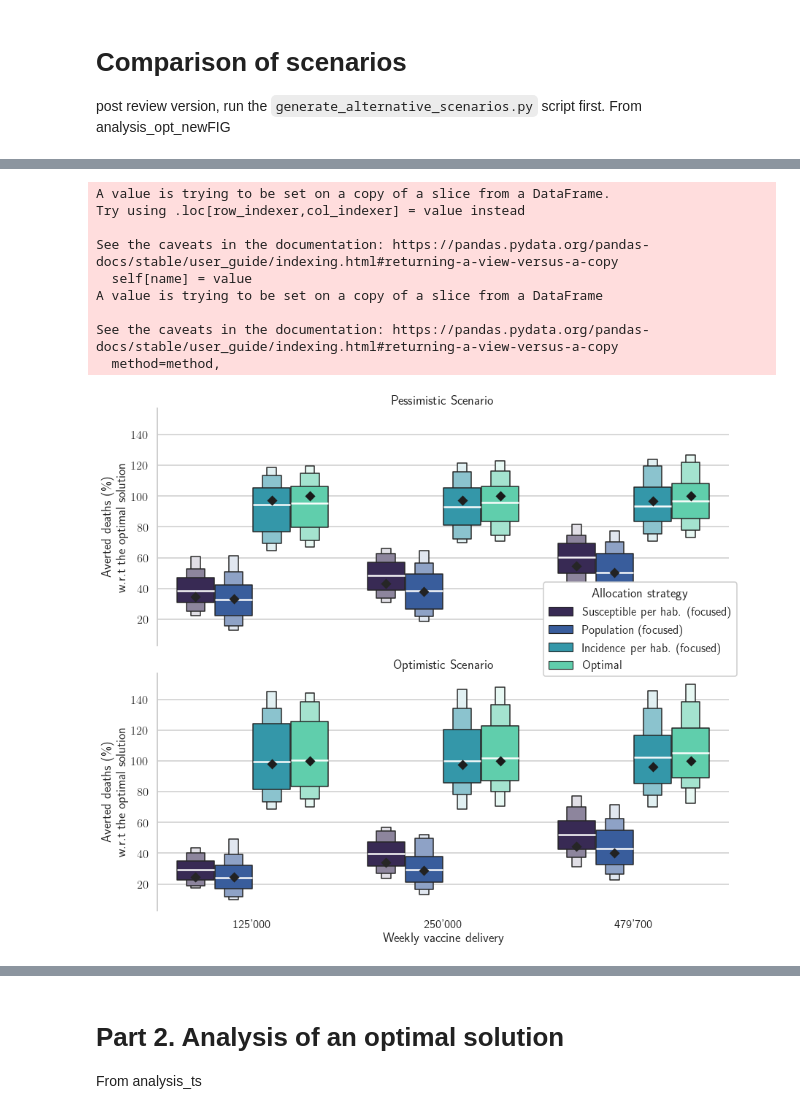
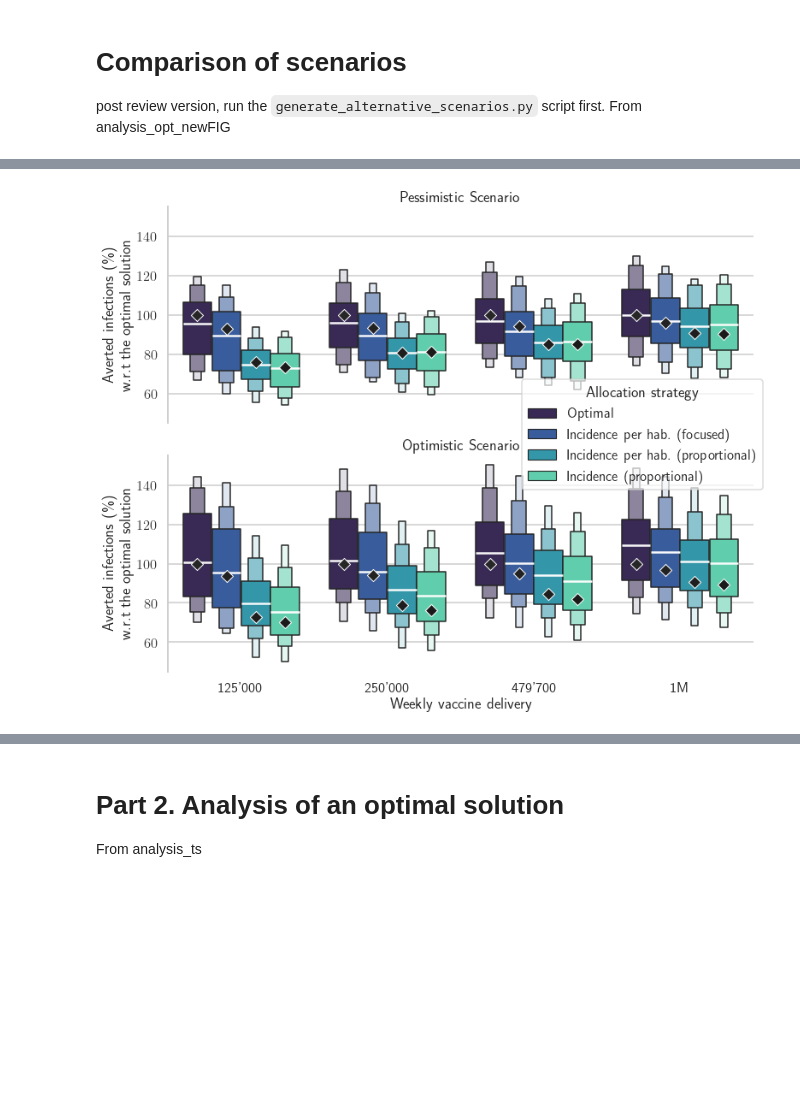
Before and after one commit to jcblemai/COVID-19_italy-vaccination-oc, a Jupyter notebook: post-review-analysis.ipynb, the cells around one changed output, grey strips where cells are left out. Saved outputs shown, nothing was run; the diff lists cells and outputs as text; code cells hidden in the pictures; blank space fills up the shorter version.

```diff
--- a/post-review-analysis.ipynb
+++ b/post-review-analysis.ipynb
@@ -19,7 +19,7 @@ import pickle
 import os
 import tqdm
 
-output_directory = 'model_output/2021-11-18-fix/'
+output_directory = 'model_output/2021-11-23/'
 output_prefix = f'altstratint'
 
 # New builder
@@ -27,7 +27,7 @@ when = 'future-mobintime'
 nnodes = 107
 ndays = 90
 setup_shared = ItalySetupProvinces(nnodes, ndays, when)
-scenarios = {pick_scenario(setup_shared, i)['name']: pick_scenario(setup_shared, i) for i in np.arange(2,7+1)}
+scenarios = {pick_scenario(setup_shared, i)['name']: pick_scenario(setup_shared, i) for i in np.arange(2,13+1)}
 summary = pd.DataFrame()
 for scn_name, scn in scenarios.items():
     summary = pd.concat([summary, pd.read_csv(f'{output_directory}/{output_prefix}-{scn_name}-ALL.csv')])
@@ -107,12 +107,12 @@ toplot = "averted-wrt2opt102"
 var_x = "newdoseperweek"
 
 dpw = summary['newdoseperweek'].unique()
-dpw = [125000,250000,479700, 1000000,1500000]#, 2000000]
+dpw = [125000,250000,479700, 1000000,1500000, 2000000]
 #dpw = [ 479700, 1000000, 1500000, 2000000]
 
 #smry = summary[(summary['scenario-tot']=='t479700') & (summary['method'].isin(methods))]
 
-smry = summary[(summary['scenario-rate']=='r15') & (summary['method_short'].isin(methods)) & (summary['newdoseperweek'].isin(dpw))]#.sort_values('method_short')
+smry = summary[(summary['scenario-rate']=='r15') & (summary['method_short'].isin(methods)) & (summary['newdoseperweek'].isin(dpw))]#.sort_values(by=['newdoseperweek','averted'], ascending=[True,False])#.sort_values('method_short')
 smry.newdoseperweek = smry.newdoseperweek.astype(str)
 smry.replace('125000', "125'000", inplace=True)
 smry.replace('479700', "479'700", inplace=True)
@@ -188,9 +188,9 @@ def quantile_plot(index, reduction, method, scn_beta, **kwargs):
         color = 'k',
         #palette="husl",
         marker="D",   # passed to https://matplotlib.org/api/_as_gen/matplotlib.axes.Axes.scatter.html#matplotlib.axes.Axes.scatter
-        s=10,
-        linewidths = 10,
-        edgecolors = 'k',
+        s=6,
+        linewidth = 1,
+        edgecolor = 'white',
         zorder=100000,
     )
 grid.map(quantile_plot, "newdoseperweek", toplot, "method", "scenario-beta")#, marker="o")
@@ -206,7 +206,7 @@ grid.despine(left=True)
 grid.despine(bottom=True)
 
 #grid.set_axis_labels("Stockpile delivery per week","Averted infections after 90 days",)
-grid.set_axis_labels("Weekly vaccine delivery","Averted deaths (\%) \n w.r.t the optimal solution",)
+grid.set_axis_labels("Weekly vaccine delivery","Averted infections (\%) \n w.r.t the optimal solution",)
 grid.set_titles(col_template="{col_name} Scenario", row_template="{row_name}", fontsize=40, fontweight='bold')
 grid.fig.tight_layout(w_pad=1)
 grid.fig.savefig(f'figures/SI_scenarios_perturb_all.pdf', bbox_inches='tight')
@@ -244,9 +244,9 @@ newdoseperweek & method &                      &                     &
 \bottomrule
 \end{tabular}
 # %%
-methods = ['sus_pp_f', 'pop_f','inc_pp_f', 'opt']
+methods = ['inc_pp_f', 'opt', 'inc_p', 'inc_pp_p']
 dpw = [125000,250000,479700, 1000000]
-smry = summary[(summary['scenario-rate']=='r15') & (summary['method_short'].isin(methods)) & (summary['newdoseperweek'].isin(dpw))]
+smry = summary[(summary['scenario-rate']=='r15') & (summary['method_short'].isin(methods)) & (summary['newdoseperweek'].isin(dpw))].sort_values(by=['newdoseperweek','averted'], ascending=[True,False])
 smry.newdoseperweek = smry.newdoseperweek.astype(str)
 smry.replace('125000', "125'000", inplace=True)
 smry.replace('479700', "479'700", inplace=True)
@@ -264,7 +264,7 @@ mpl.rc('text', usetex=True)
 grid = sns.FacetGrid(smry,
                      col="scenario-beta",
                      palette="mako",
-                     height=5.5,
+                     height=4.5,
                      aspect = 1.6, col_wrap=1, sharey=True,sharex=True, legend_out=True)
 def quantile_plot(index, reduction, method, scn_beta, **kwargs):
     g = sns.boxenplot(
@@ -298,7 +298,7 @@ def quantile_plot(index, reduction, method, scn_beta, **kwargs):
 grid.map(quantile_plot, var_x, toplot, "method", "scenario-beta")#, marker="o")
 g = grid
 
-grid.add_legend(title='Allocation strategy', loc='center right',bbox_to_anchor=(1,0.57),frameon=True, framealpha=1)
+grid.add_legend(title='Allocation strategy', loc='center right',bbox_to_anchor=(1,0.53),frameon=True, framealpha=.7)
 
 for ax in g.axes.flat:
     box = ax.get_position()
@@ -309,44 +309,35 @@ def quantile_plot(index, reduction, method, scn_beta, **kwargs):
         x=var_x,
         y=toplot,
         data = smry[(smry['post_sample']==102) & (smry['scenario-beta']==scn_beta.unique()[0])],
         dodge=.63,
         hue="method",
         jitter=False,
         #ax = ax,
         color = 'k',
         #palette="husl",
         marker="D",   # passed to https://matplotlib.org/api/_as_gen/matplotlib.axes.Axes.scatter.html#matplotlib.axes.Axes.scatter
         s=10,
-        linewidths = 10,
-        edgecolors = 'k',
+        linewidth = 1,
+        edgecolor = 'white',
         zorder=100000,
     )
 grid.map(quantile_plot, "newdoseperweek", toplot, "method", "scenario-beta")#, marker="o")
 
 
 for ax in grid.axes.flat:
     for label in ax.get_xticklabels():
         label.set_rotation(0)
 
 # Adjust the arrangement of the plots
 #grid.fig.suptitle(run_name)
 grid.despine(left=True)
 grid.despine(bottom=True)
 
 #grid.set_axis_labels("Stockpile delivery per week","Averted infections after 90 days",)
-grid.set_axis_labels("Weekly vaccine delivery","Averted deaths (\%) \n w.r.t the optimal solution",)
+grid.set_axis_labels("Weekly vaccine delivery","Averted infections (\%) \n w.r.t the optimal solution",)
 grid.set_titles(col_template="{col_name} Scenario", row_template="{row_name}", fontsize=40, fontweight='bold')
 grid.fig.tight_layout(w_pad=1)
 grid.fig.savefig(f'figures/scenarios_perturb_all.pdf')
 # %% [output]
-A value is trying to be set on a copy of a slice from a DataFrame.
-Try using .loc[row_indexer,col_indexer] = value instead
-
-See the caveats in the documentation: https://pandas.pydata.org/pandas-docs/stable/user_guide/indexing.html#returning-a-view-versus-a-copy
-  self[name] = value
-A value is trying to be set on a copy of a slice from a DataFrame
-
-See the caveats in the documentation: https://pandas.pydata.org/pandas-docs/stable/user_guide/indexing.html#returning-a-view-versus-a-copy
-  method=method,
-[figure, old version]
+[figure, new version]
 # %%
```
Also changed, not shown: parts of 6 cells of this notebook, 2 other files.
